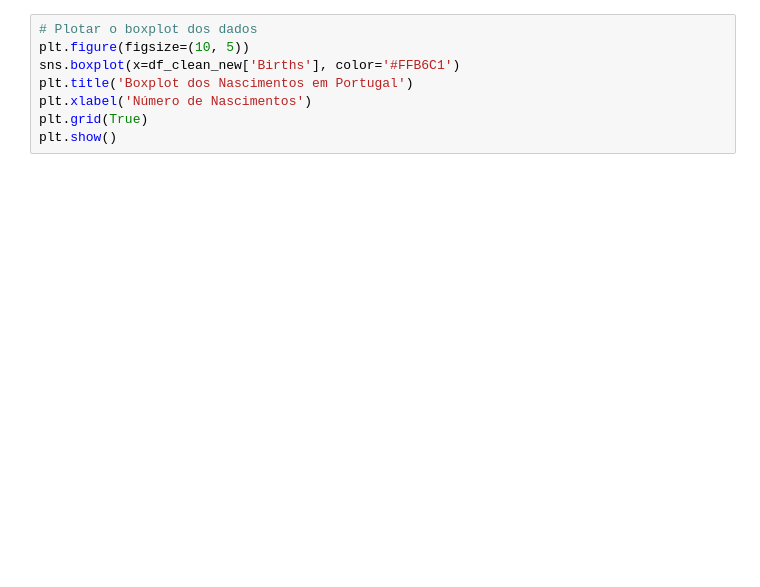
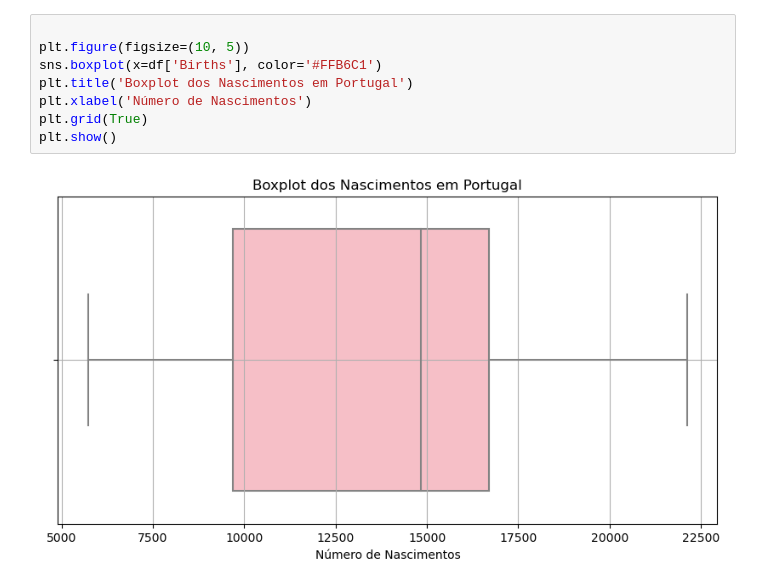
Before and after one commit to jpmarques19/previsao-nascimentos-em-portugal, a Jupyter notebook: notebooks/descriptive_analysis.ipynb, the cells around one changed output. Cells and saved outputs as stored; diff of their text form; blank space fills up the shorter version.

```diff
--- a/notebooks/descriptive_analysis.ipynb
+++ b/notebooks/descriptive_analysis.ipynb
@@ -25,9 +24,11 @@ FileNotFoundError: [Errno 2] No such file or directory: '../data/processed/birth
 # %%
-# Plotar o boxplot dos dados
+
 plt.figure(figsize=(10, 5))
-sns.boxplot(x=df_clean_new['Births'], color='#FFB6C1')
+sns.boxplot(x=df['Births'], color='#FFB6C1')
 plt.title('Boxplot dos Nascimentos em Portugal')
 plt.xlabel('Número de Nascimentos')
 plt.grid(True)
 plt.show()
+# %% [output]
+[figure, added]
 # %%
```
Also changed, not shown: parts of 7 cells of this notebook, 1 other file.
